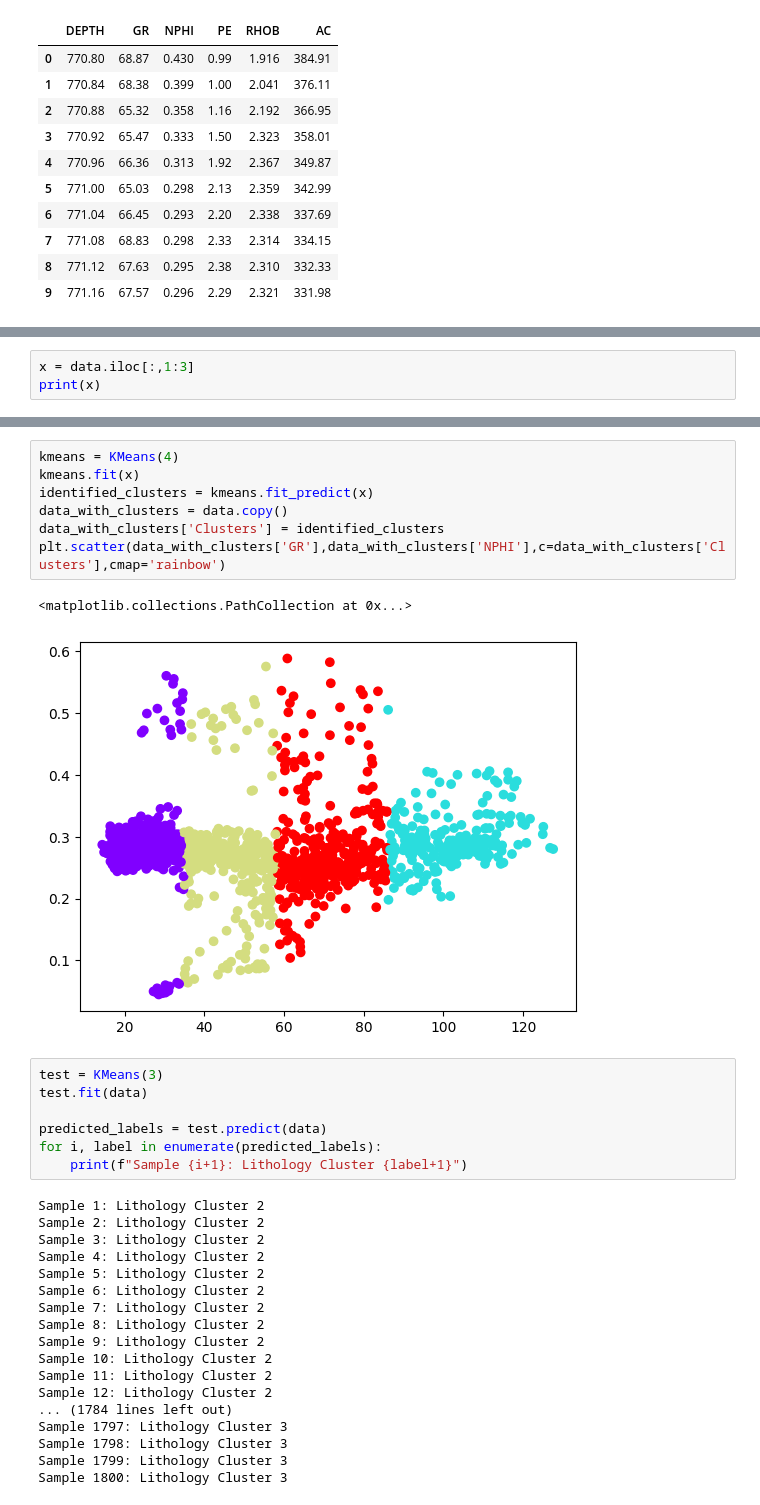
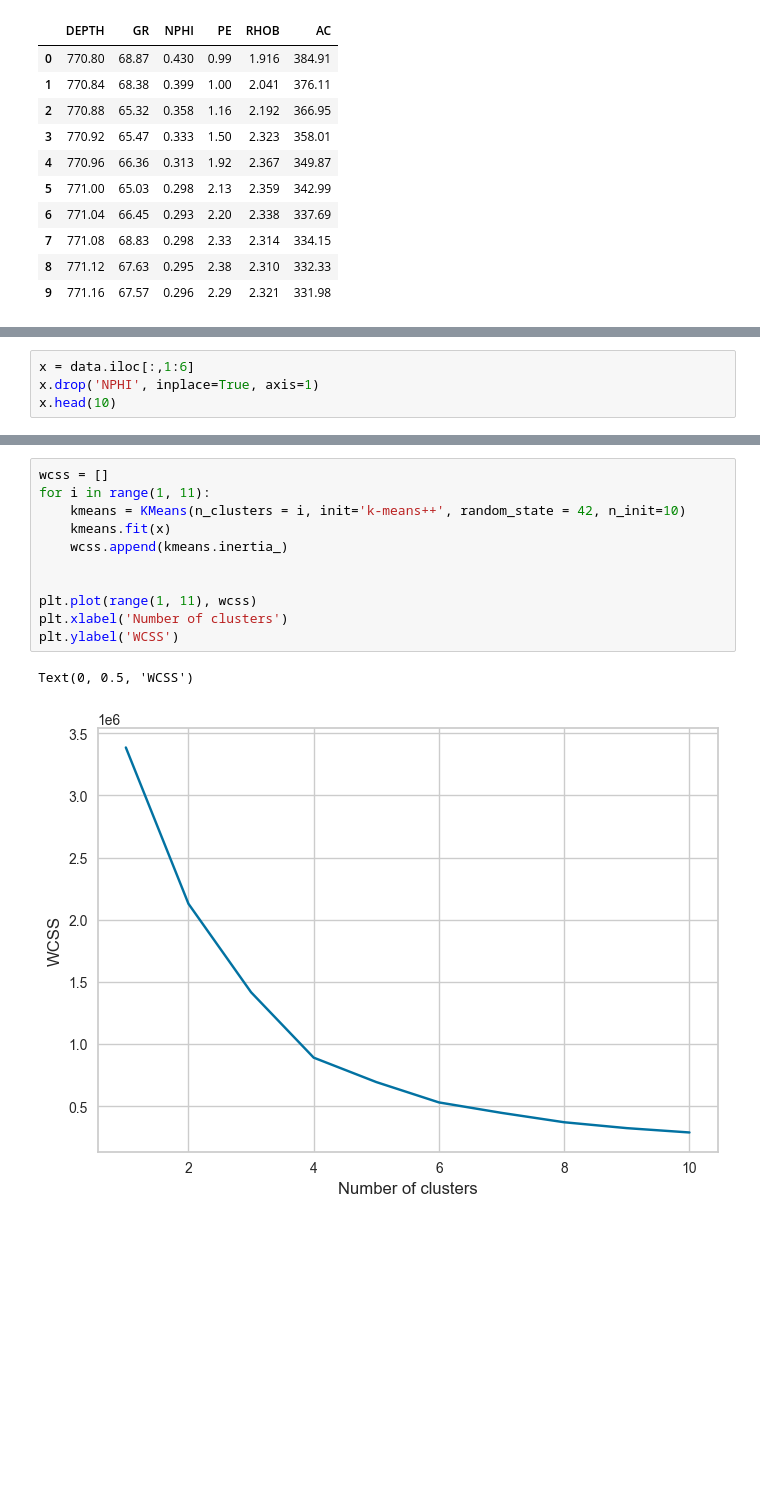
Before and after one commit to xiangxichen11/Lithology_Prediction, a Jupyter notebook: Lithology_Prediction.ipynb, the cells around one changed output, grey strips where cells are left out. Saved outputs shown, nothing was run; the diff lists cells and outputs as text; blank space fills up the shorter version.

```diff
--- a/Lithology_Prediction.ipynb
+++ b/Lithology_Prediction.ipynb
@@ -51,4 +52,5 @@ for i in range(cols):
 # %%
-x = data.iloc[:,1:3]
-print(x)
+x = data.iloc[:,1:6]
+x.drop('NPHI', inplace=True, axis=1)
+x.head(10)
 # %% [output]
@@ -69,35 +72,14 @@ print(x)
-# %%
-kmeans = KMeans(4)
-kmeans.fit(x)
-identified_clusters = kmeans.fit_predict(x)
-data_with_clusters = data.copy()
-data_with_clusters['Clusters'] = identified_clusters
-plt.scatter(data_with_clusters['GR'],data_with_clusters['NPHI'],c=data_with_clusters['Clusters'],cmap='rainbow')
-# %% [output]
-<matplotlib.collections.PathCollection at 0x...>
-[figure, removed]
-# %%
-test = KMeans(3)
-test.fit(data)
-
-predicted_labels = test.predict(data)
-for i, label in enumerate(predicted_labels):
-    print(f"Sample {i+1}: Lithology Cluster {label+1}")
-# %% [output]
-Sample 1: Lithology Cluster 2
-Sample 2: Lithology Cluster 2
-Sample 3: Lithology Cluster 2
-Sample 4: Lithology Cluster 2
-Sample 5: Lithology Cluster 2
-Sample 6: Lithology Cluster 2
-Sample 7: Lithology Cluster 2
-Sample 8: Lithology Cluster 2
-Sample 9: Lithology Cluster 2
-Sample 10: Lithology Cluster 2
-Sample 11: Lithology Cluster 2
-Sample 12: Lithology Cluster 2
-... (1784 lines left out)
-Sample 1797: Lithology Cluster 3
-Sample 1798: Lithology Cluster 3
-Sample 1799: Lithology Cluster 3
-Sample 1800: Lithology Cluster 3
+# %%
+wcss = []
+for i in range(1, 11):
+    kmeans = KMeans(n_clusters = i, init='k-means++', random_state = 42, n_init=10)
+    kmeans.fit(x)
+    wcss.append(kmeans.inertia_)
+
+
+plt.plot(range(1, 11), wcss)
+plt.xlabel('Number of clusters')
+plt.ylabel('WCSS')
+# %% [output]
+Text(0, 0.5, 'WCSS')
+[figure, added]
```
Also changed, not shown: parts of 11 cells of this notebook.
